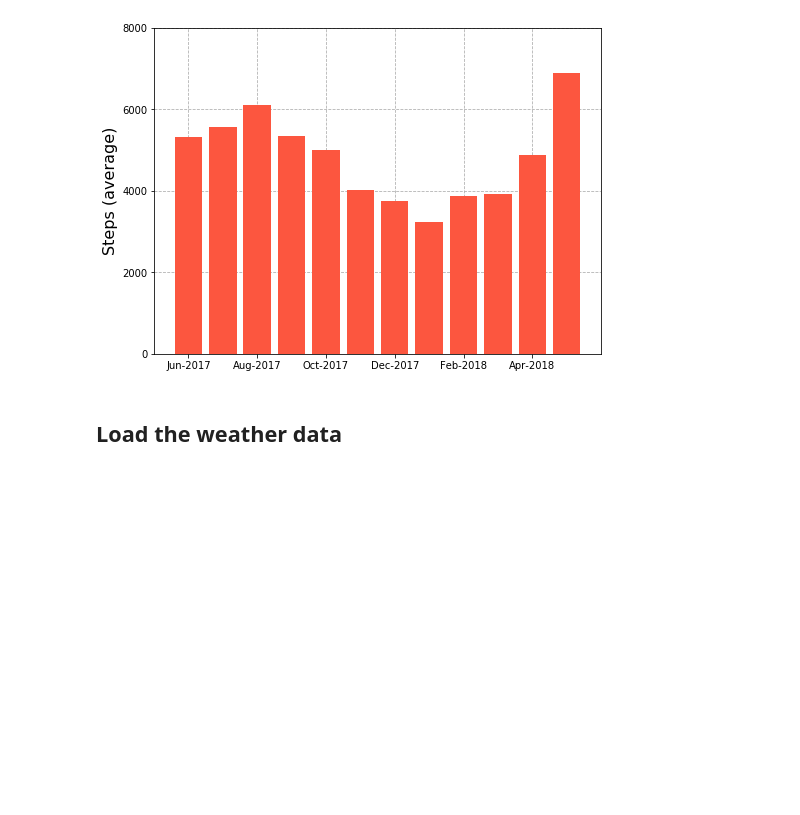
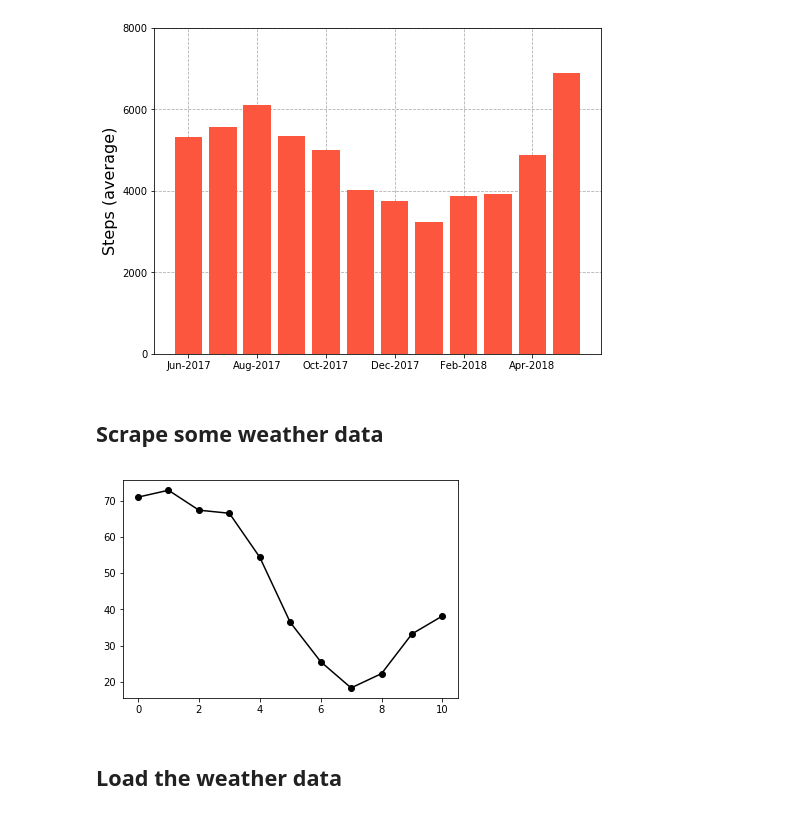
Before and after one commit to johnwmillr/WeatherStepCount, a Jupyter notebook: Apple_Health_StepCounts.ipynb, the cells around one changed output. Cells and saved outputs as stored; diff of their text form; code cells hidden in the pictures; blank space fills up the shorter version.

```diff
--- a/Apple_Health_StepCounts.ipynb
+++ b/Apple_Health_StepCounts.ipynb
@@ -126,3 +126,5 @@ ax.set_axisbelow(True)
 fig.savefig("./figures/step_counts_monthly.png", format='png', dpi=300, bbox_inches='tight')
 # %% [output]
 [figure]
+# %% [markdown]
+## Scrape some weather data
@@ -129,3 +158,8 @@ fig.savefig("./figures/step_counts_monthly.png", format='png', dpi=300, bbox_inc
+# %%
+plt.plot(monthly_temps,'ko-')
+plt.show()
+# %% [output]
+[figure, added]
 # %% [markdown]
 ## Load the weather data
 # %%
```
Also changed, not shown: parts of 6 cells of this notebook.
